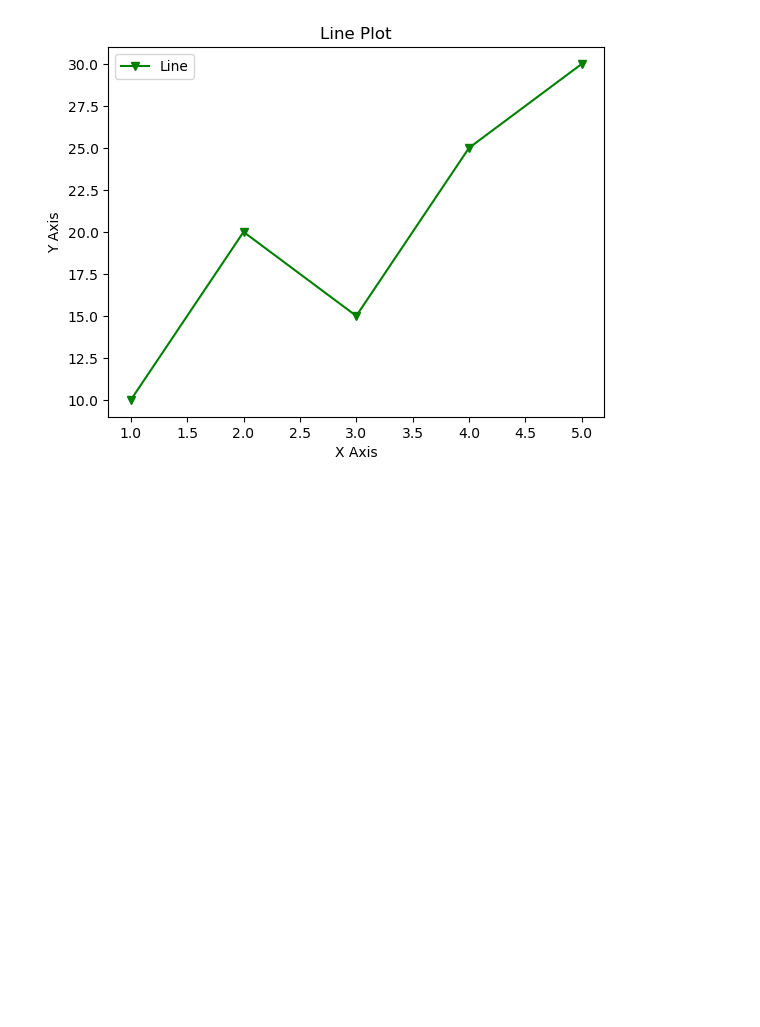
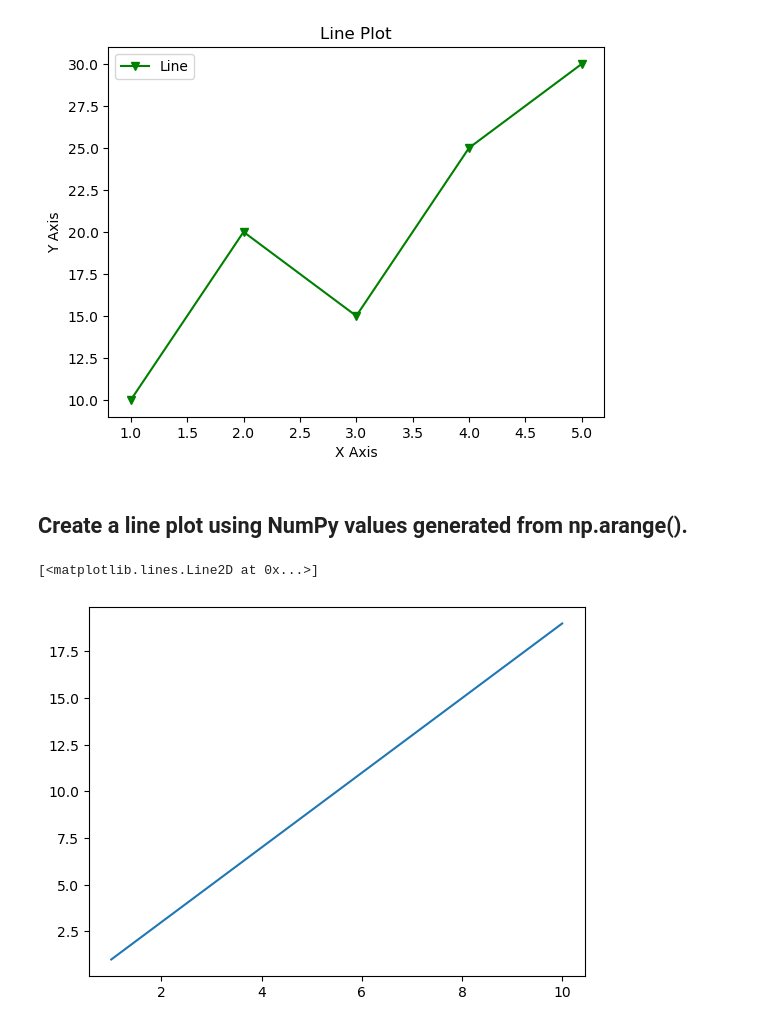
Before and after one commit to yashdeore24/Python_daily_task, a Jupyter notebook: Matplotlib_Questions.ipynb, the cells around one changed output. Saved outputs shown, nothing was run; the diff lists cells and outputs as text; code cells hidden in the pictures; blank space fills up the shorter version.

```diff
--- a/Matplotlib_Questions.ipynb
+++ b/Matplotlib_Questions.ipynb
@@ -64,3 +64,15 @@ plt.legend(["Line"])
 plt.show()
 # %% [output]
 [figure]
+# %% [markdown]
+## Create a line plot using NumPy values generated from np.arange().
+# %%
+import numpy as np
+
+x = np.arange(1,11)
+y = np.arange(1,20,2)
+
+plt.plot(x,y)
+# %% [output]
+[<matplotlib.lines.Line2D at 0x...>]
+[figure, added]
```
Also changed, not shown: parts of 7 cells of this notebook.
